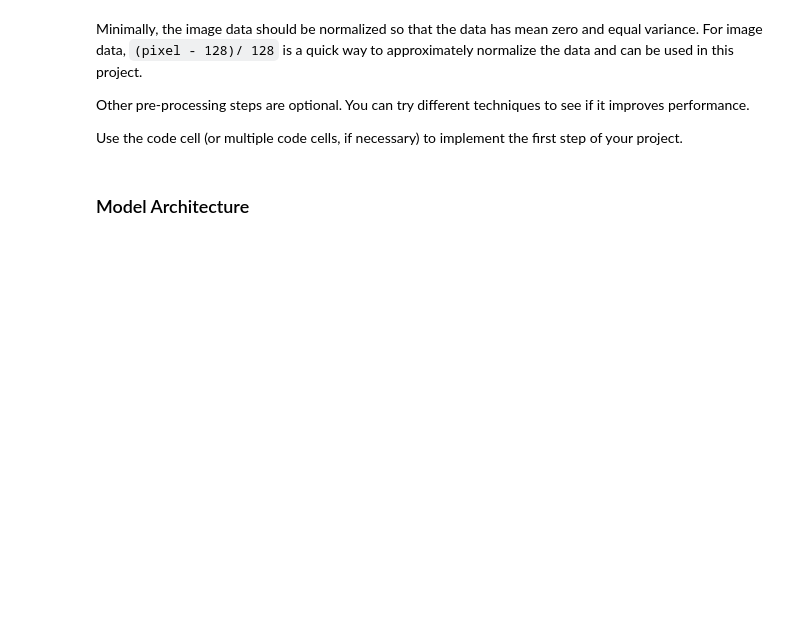
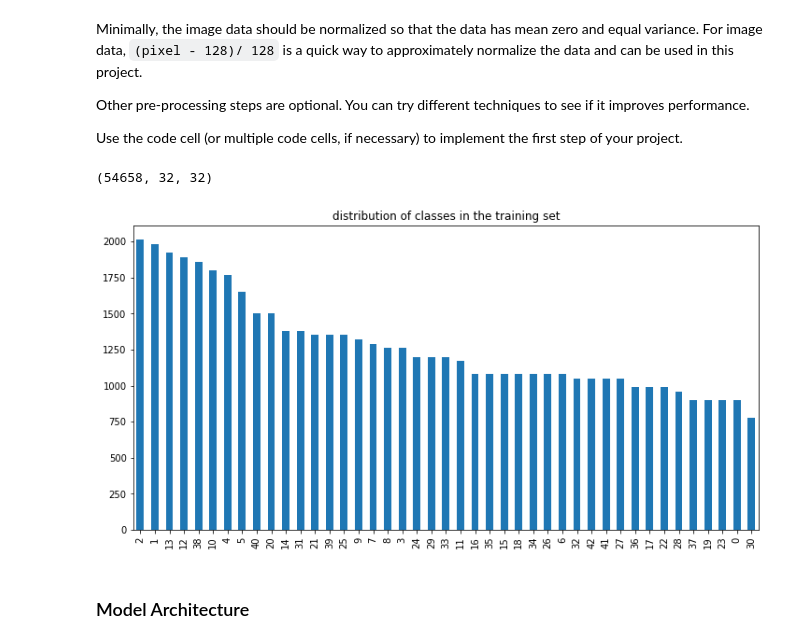
Before and after one commit to kevin2431/SDC-term1-p3, a Jupyter notebook: Traffic_Sign_Classifier.ipynb, the cells around one changed output. Saved outputs shown, nothing was run; the diff lists cells and outputs as text; code cells hidden in the pictures; blank space fills up the shorter version.

Commit message:
modify after review. giggest change: data augmentation in train set later may use keras which could be an easy way for data augmentaion

```diff
--- a/Traffic_Sign_Classifier.ipynb
+++ b/Traffic_Sign_Classifier.ipynb
@@ -169,3 +183,48 @@ Use the code cell (or multiple code cells, if necessary) to implement the first
+# %%
+data=pd.Series(y_train)
+img_index=data.value_counts().index
+# %%
+plus1=img_index[17:25]
+plus2=img_index[25:30]
+plus3=img_index[30:]
+aug_x=[]
+aug_y=[]
+for i in range(n_train):
+    if(y_train[i] in plus1):
+        d=cv2.equalizeHist(X_train[i])
+        aug_x.append(d)
+        aug_y.append(y_train[i])
+    elif(y_train[i] in plus2):
+        a=np.rot90(X_train[i])
+        d=cv2.equalizeHist(X_train[i])
+        aug_x.append(a)
+        aug_x.append(d)
+        aug_y.append(y_train[i])
+        aug_y.append(y_train[i])
+    elif(y_train[i] in plus3):
+        a=np.rot90(X_train[i])
+        b=np.rot90(a)
+        c=np.rot90(b)
+        d=cv2.equalizeHist(X_train[i])
+        aug_x.append(a)
+        aug_x.append(b)
+        aug_x.append(c)
+        aug_x.append(d)
+        aug_y.append(y_train[i])
+        aug_y.append(y_train[i])
+        aug_y.append(y_train[i])
+        aug_y.append(y_train[i])
+# %%
+X_train=np.append(X_train,np.array(aug_x),axis=0)
+y_train=np.append(y_train,np.array(aug_y),axis=0)
+# %%
+print(X_train.shape)
+bar_train = pd.value_counts(y_train)
+bar_train.plot(kind='bar',figsize=(12,6),title='distribution of classes in the training set')
+plt.savefig('writeup_images/bar_train_modify.jpg')
+# %% [output]
+(54658, 32, 32)
+[figure, added]
 # %%
 def data_process(images):
     images_flatten=images.reshape(images.shape[0],-1)
```
Also changed, not shown: parts of 19 cells of this notebook, 8 other files.
